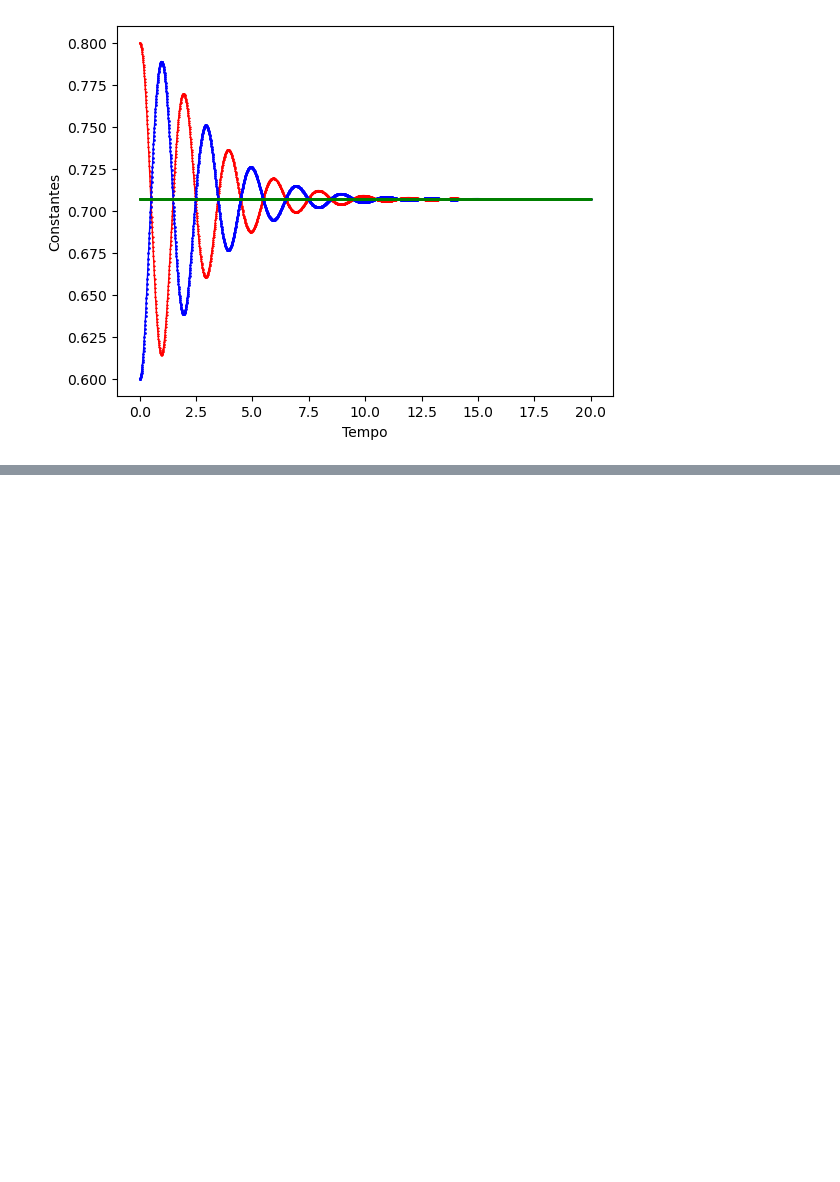
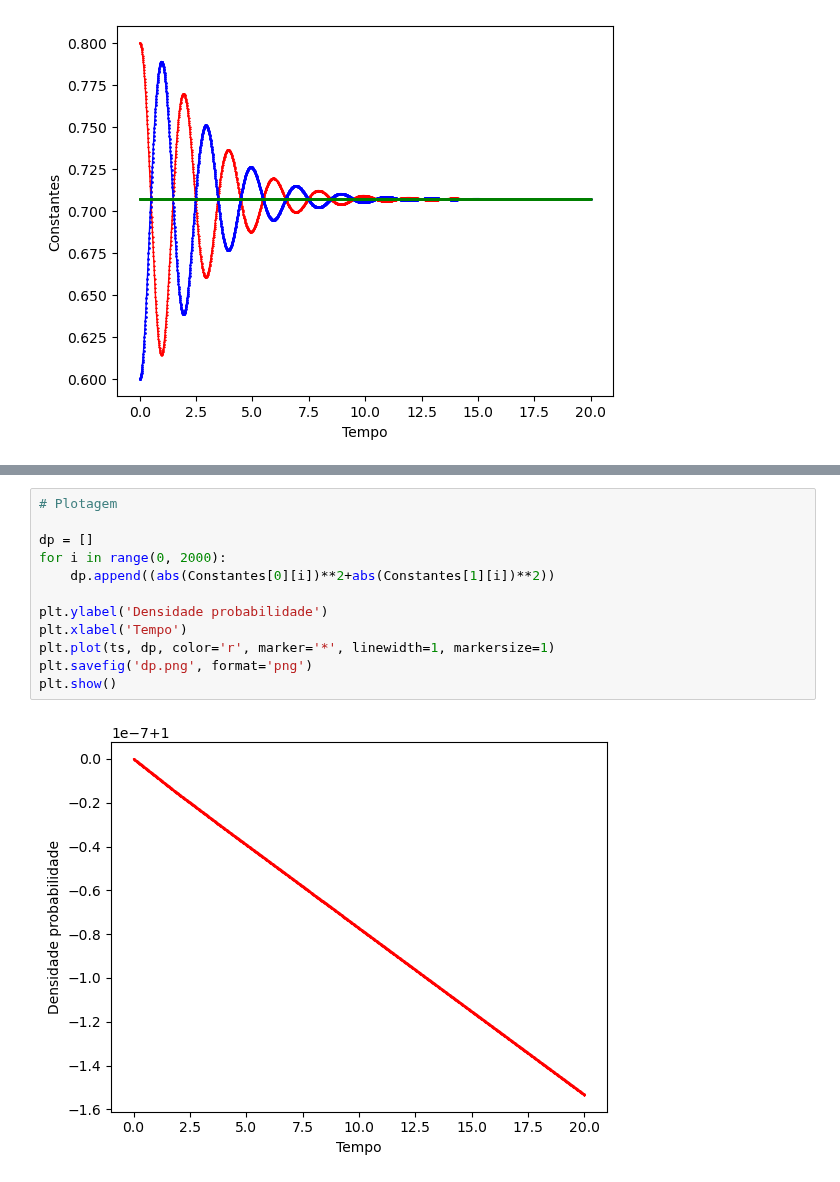
Before and after one commit to GabrielSiqueira1/MPC-Controle-Quantico, a Jupyter notebook: Controle-Ótimo.ipynb, the cells around one changed output, grey strips where cells are left out. Drawn from its saved outputs; the diff is of its cells as text; blank space fills up the shorter version.

```diff
--- a/Controle-Ótimo.ipynb
+++ b/Controle-Ótimo.ipynb
@@ -299,0 +302,14 @@ Conforme descrito durante os capítulos 1, 2 e 3 do livro Mecânica Quântica po
+# %%
+# Plotagem
+
+dp = []
+for i in range(0, 2000):
+    dp.append((abs(Constantes[0][i])**2+abs(Constantes[1][i])**2))
+
+plt.ylabel('Densidade probabilidade')
+plt.xlabel('Tempo')
+plt.plot(ts, dp, color='r', marker='*', linewidth=1, markersize=1)
+plt.savefig('dp.png', format='png')
+plt.show()
+# %% [output]
+[figure, added]
```
Also changed, not shown: parts of 3 cells of this notebook, 7 other files.
